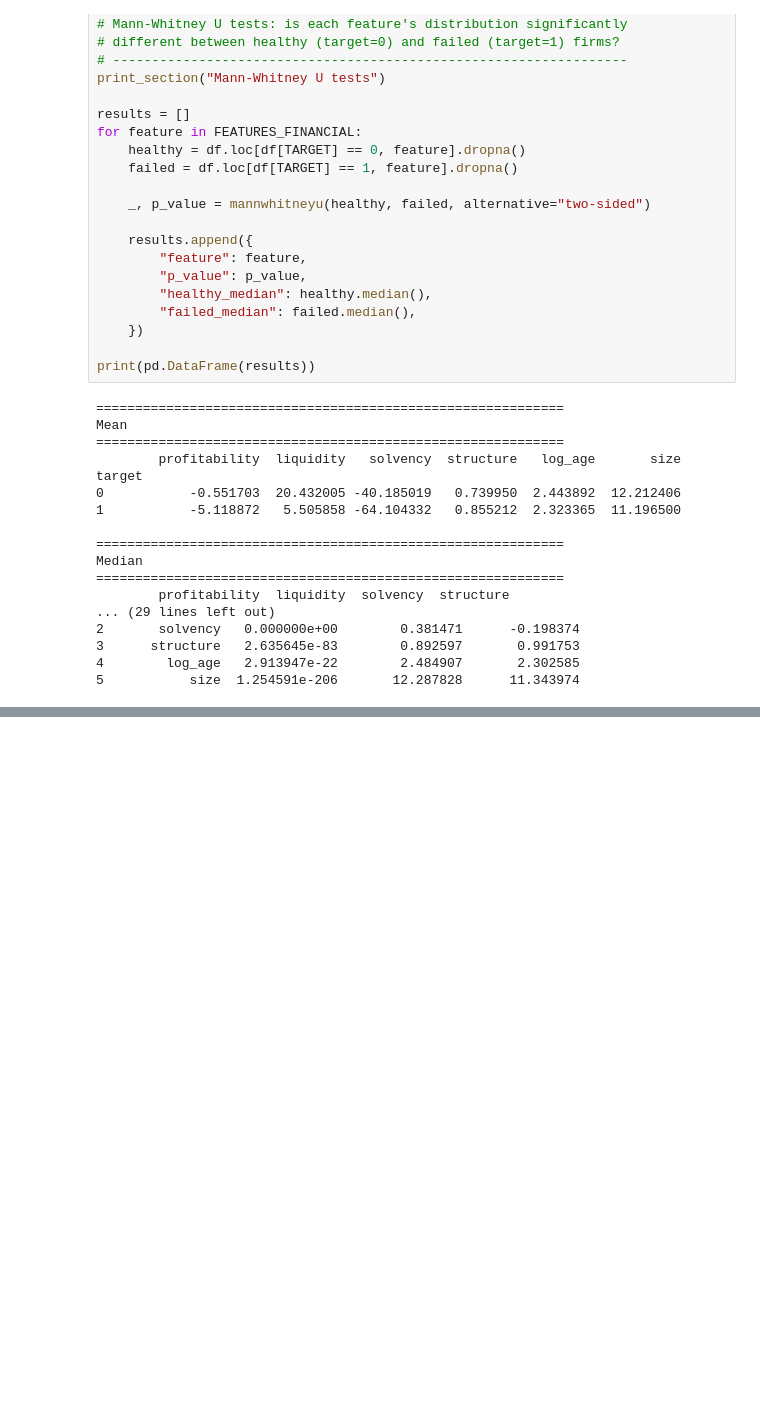
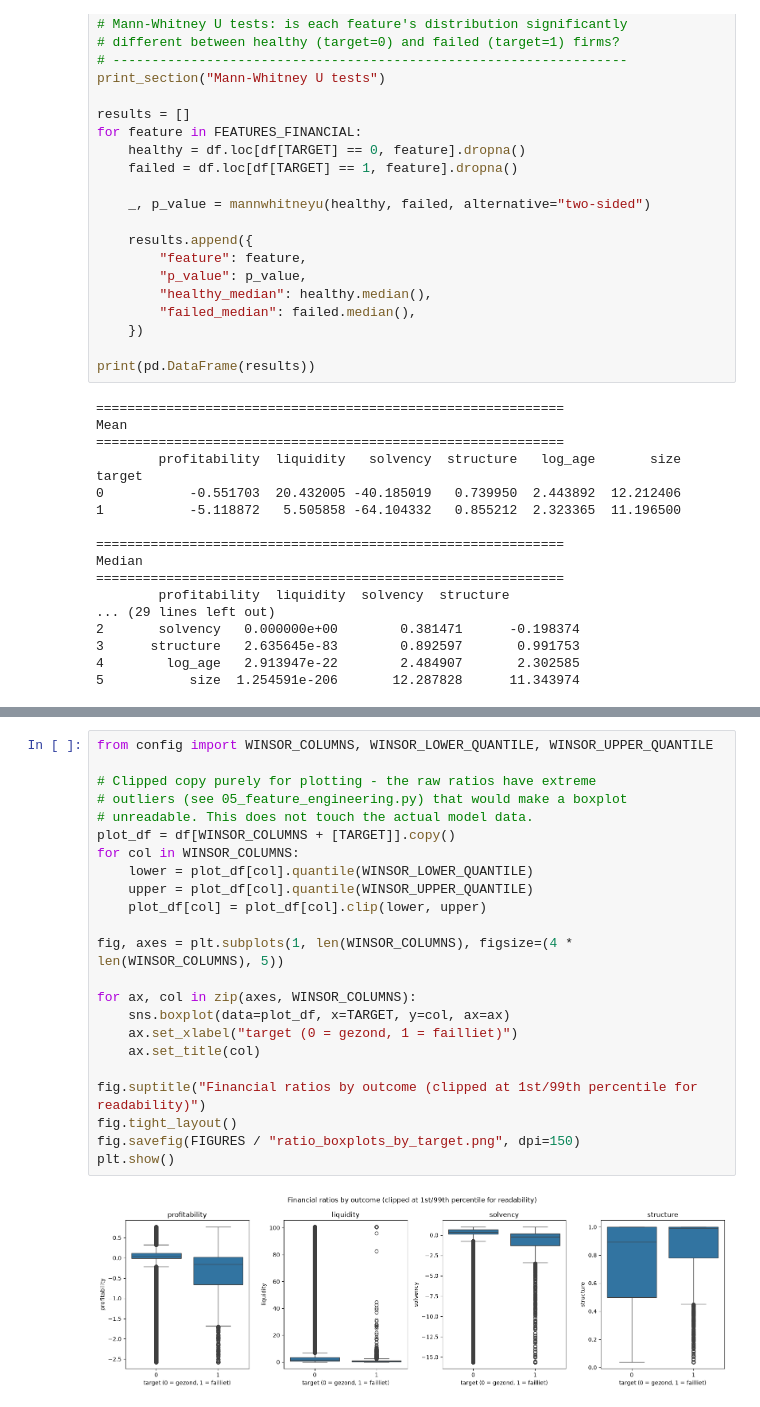
Before and after one commit to seymaciftciPXL/bankruptcy-master-thesis, a Jupyter notebook: notebooks/06_exploratory_analysis.ipynb, the cells around one changed output, grey strips where cells are left out. Drawn from its saved outputs; the diff is of its cells as text; blank space fills up the shorter version.

```diff
--- a/notebooks/06_exploratory_analysis.ipynb
+++ b/notebooks/06_exploratory_analysis.ipynb
@@ -70,0 +91,25 @@ Median
+# %%
+from config import WINSOR_COLUMNS, WINSOR_LOWER_QUANTILE, WINSOR_UPPER_QUANTILE
+
+# Clipped copy purely for plotting - the raw ratios have extreme
+# outliers (see 05_feature_engineering.py) that would make a boxplot
+# unreadable. This does not touch the actual model data.
+plot_df = df[WINSOR_COLUMNS + [TARGET]].copy()
+for col in WINSOR_COLUMNS:
+    lower = plot_df[col].quantile(WINSOR_LOWER_QUANTILE)
+    upper = plot_df[col].quantile(WINSOR_UPPER_QUANTILE)
+    plot_df[col] = plot_df[col].clip(lower, upper)
+
+fig, axes = plt.subplots(1, len(WINSOR_COLUMNS), figsize=(4 * len(WINSOR_COLUMNS), 5))
+
+for ax, col in zip(axes, WINSOR_COLUMNS):
+    sns.boxplot(data=plot_df, x=TARGET, y=col, ax=ax)
+    ax.set_xlabel("target (0 = gezond, 1 = failliet)")
+    ax.set_title(col)
+
+fig.suptitle("Financial ratios by outcome (clipped at 1st/99th percentile for readability)")
+fig.tight_layout()
+fig.savefig(FIGURES / "ratio_boxplots_by_target.png", dpi=150)
+plt.show()
+# %% [output]
+[figure, added]
```
Also changed, not shown: parts of 4 cells of this notebook, 2 other files.
